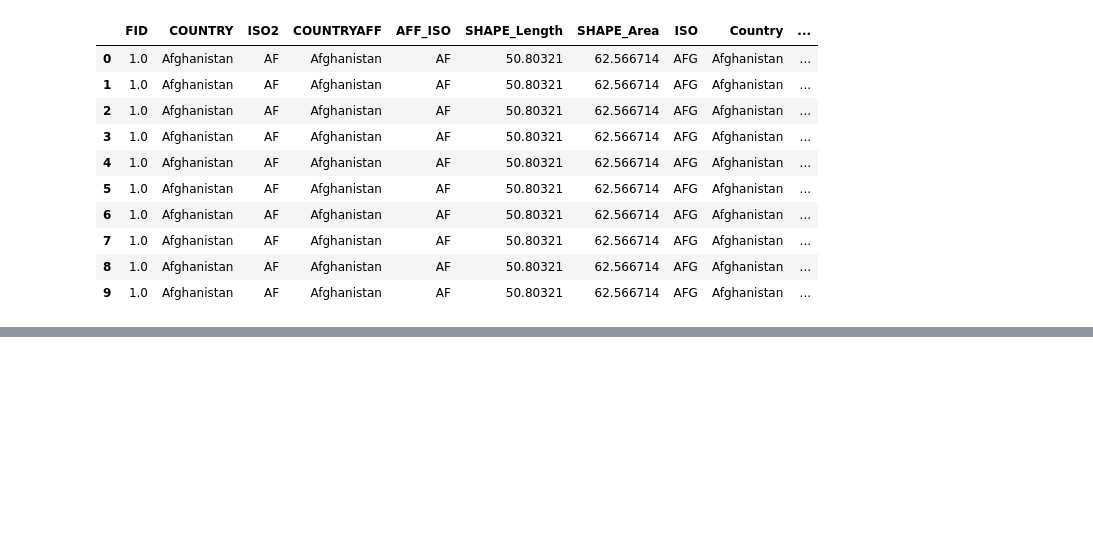
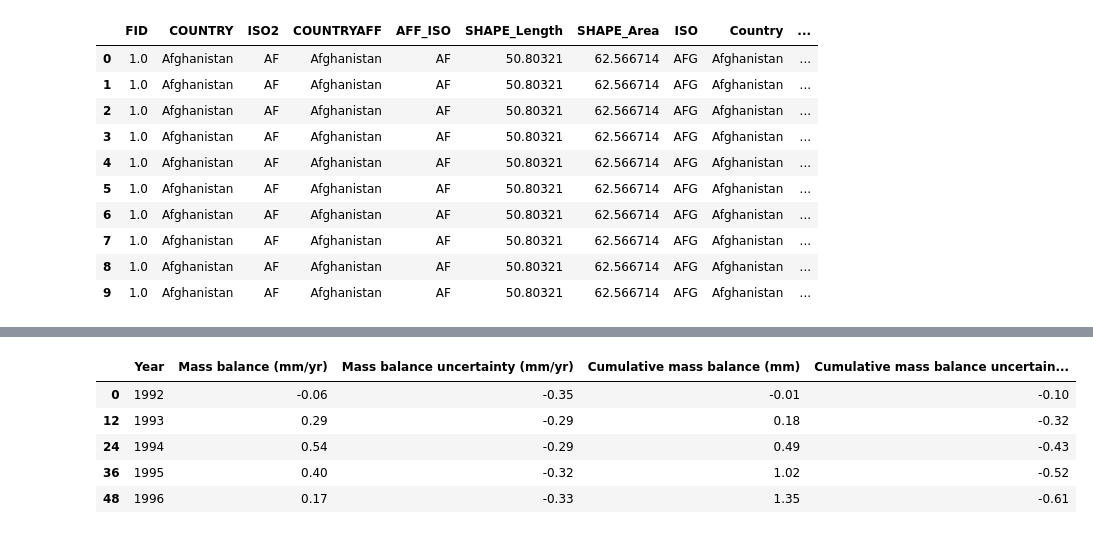
Before and after one commit to gauravpatil123/adv-projects-in-visualization, a Jupyter notebook: notebooks/project_main.ipynb, the cells around one changed output, grey strips where cells are left out. Drawn from its saved outputs; the diff is of its cells as text; code cells hidden in the pictures; blank space fills up the shorter version.

```diff
--- a/notebooks/project_main.ipynb
+++ b/notebooks/project_main.ipynb
@@ -553,0 +599,9 @@ df_map_ghg_right.to_csv("../data/greenhouse gases/map_normalised_historical_ghg.
+# %%
+df_years_ice_sheets_all_mm.head(5)
+# %% [output]
+|  | Year | Mass balance (mm/yr) | Mass balance uncertainty (mm/yr) | Cumulative mass balance (mm) | Cumulative mass balance uncertain... |
+| 0 | 1992 | -0.06 | -0.35 | -0.01 | -0.10 |
+| 12 | 1993 | 0.29 | -0.29 | 0.18 | -0.32 |
+| 24 | 1994 | 0.54 | -0.29 | 0.49 | -0.43 |
+| 36 | 1995 | 0.40 | -0.32 | 1.02 | -0.52 |
+| 48 | 1996 | 0.17 | -0.33 | 1.35 | -0.61 |
```
Also changed, not shown: parts of 9 cells of this notebook, 12 other files.
